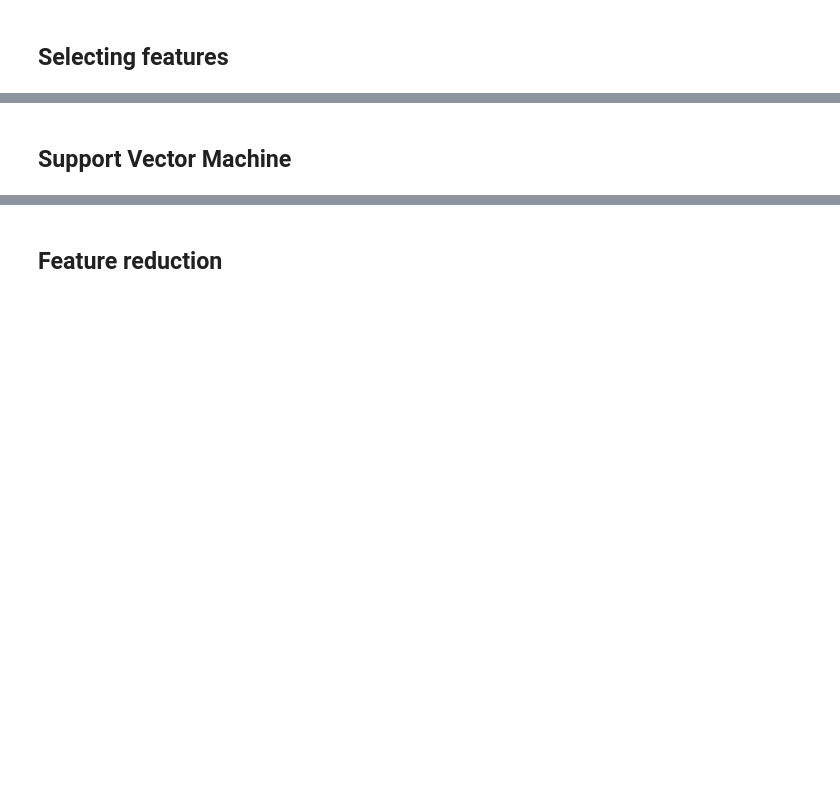
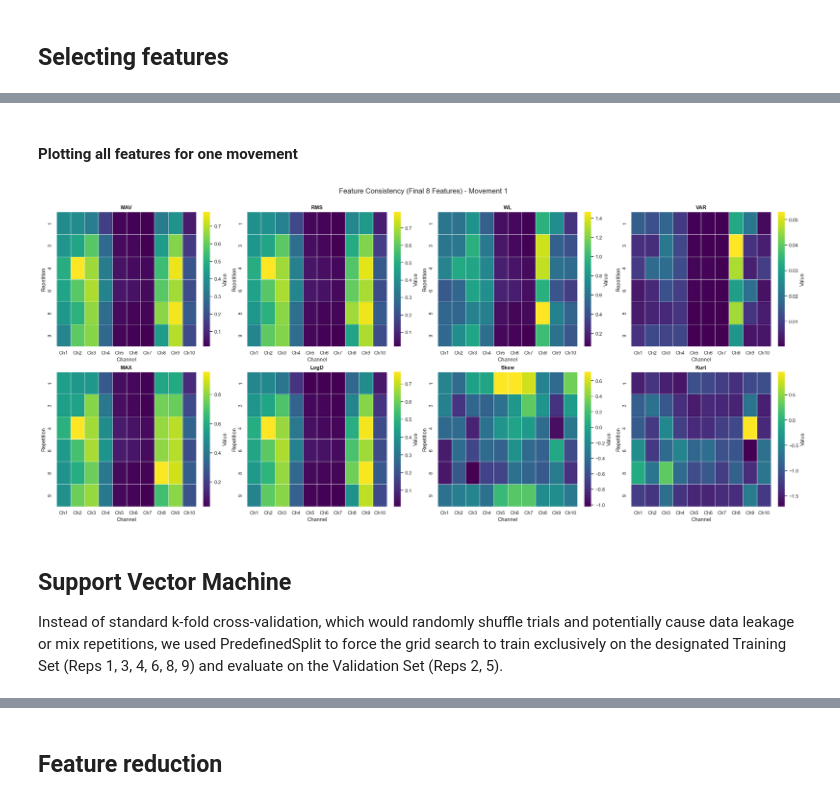
Before and after one commit to spbui00/NX-421-project, a Jupyter notebook: project_2.ipynb, the cells around one changed output, grey strips where cells are left out. Drawn from its saved outputs; the diff is of its cells as text; code cells hidden in the pictures; blank space fills up the shorter version.

```diff
--- a/project_2.ipynb
+++ b/project_2.ipynb
@@ -581,5 +671,54 @@ plt.show()
+# %% [markdown]
+#### Plotting all features for one movement
+# %%
+target_mov = 1
+reps = np.unique(rep_train_raw)
+
+trial_feats_map = {}
+for r in reps:
+    mask = (y_train_raw == target_mov) & (rep_train_raw == r)
+    raw_segment = X_train_raw[mask]
+    if len(raw_segment) > 0:
+        trial_feats_map[r] = get_features_from_trial(raw_segment)
+
+fig, axes = plt.subplots(2, 4, figsize=(24, 10), constrained_layout=True)
+axes = axes.flatten()
+
+for i in range(8):
+    ax = axes[i]
+    feature_name = FEATURE_NAMES[i]
+
+    heatmap_rows = []
+    for r in reps:
+        if r in trial_feats_map:
+            all_feats = trial_feats_map[r]
+
+            start = i * 10
+            end = start + 10
+            vals = all_feats[start:end]
+
+            row_dict = {'Rep': int(r)}
+            for ch in range(10):
+                row_dict[f'Ch{ch+1}'] = vals[ch]
+            heatmap_rows.append(row_dict)
+
+    df_heat = pd.DataFrame(heatmap_rows).set_index('Rep')
+
+    # Plot Heatmap
+    sns.heatmap(df_heat, annot=False, cmap="viridis", linewidths=.5, ax=ax,
+                cbar_kws={'label': 'Value'})
+
+    ax.set_title(f"{feature_name}", fontsize=12, fontweight='bold')
+    ax.set_ylabel("Repetition")
+    ax.set_xlabel("Channel")
+
+fig.suptitle(f"Feature Consistency (Final 8 Features) - Movement {target_mov}", fontsize=16, y=1.05)
+plt.show()
+# %% [output]
+[figure, added]
 # %% [markdown]
 ## Support Vector Machine
+Instead of standard k-fold cross-validation, which would randomly shuffle trials and potentially cause data leakage or mix repetitions, we used PredefinedSplit to force the grid search to train exclusively on the designated Training Set (Reps 1, 3, 4, 6, 8, 9) and evaluate on the Validation Set (Reps 2, 5).
 # %%
 scaler = StandardScaler()
 
```
Also changed, not shown: parts of 14 cells of this notebook.
